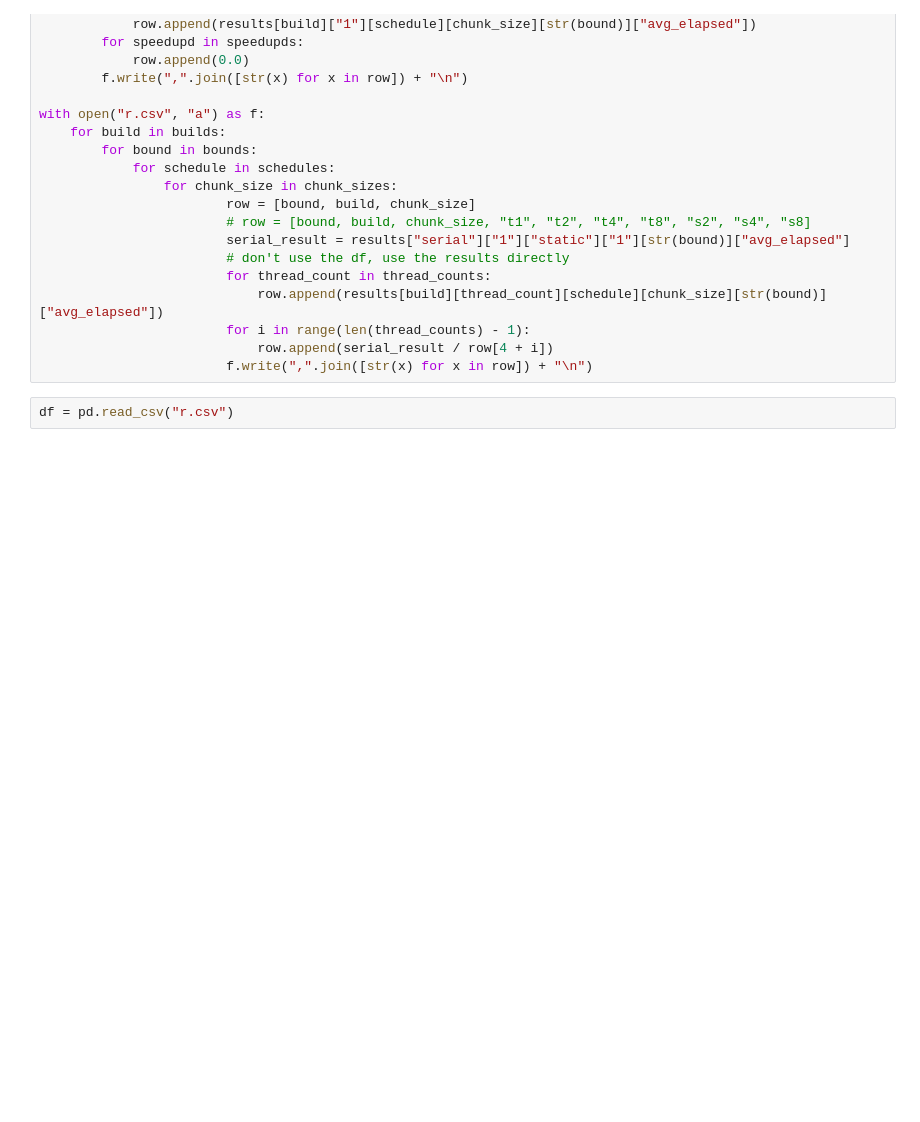
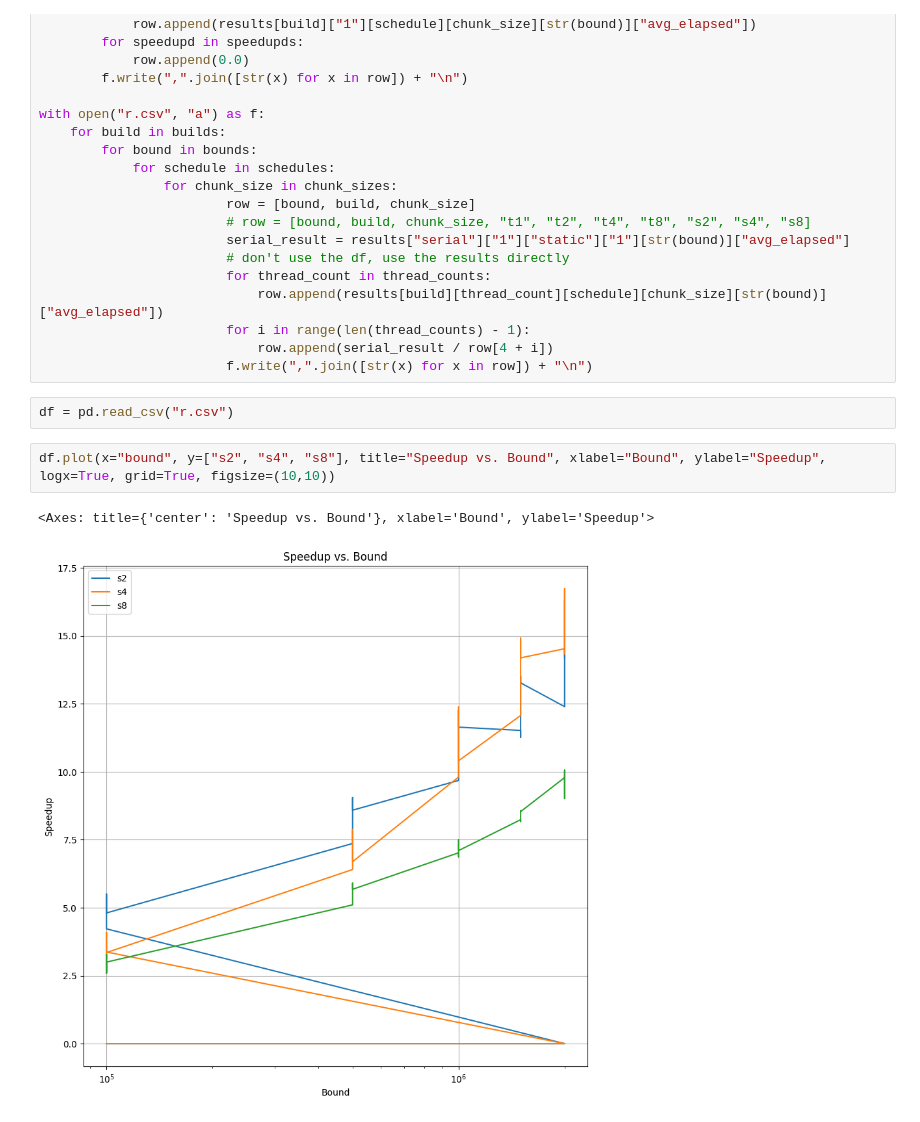
Before and after one commit to denizsurmeli/cmpe478, a Jupyter notebook: hw1/analysis.ipynb, the cells around one changed output. Drawn from its saved outputs; the diff is of its cells as text; blank space fills up the shorter version.

```diff
--- a/hw1/analysis.ipynb
+++ b/hw1/analysis.ipynb
@@ -46,3 +46,8 @@ with open("r.csv", "a") as f:
                         f.write(",".join([str(x) for x in row]) + "\n")
 # %%
 df = pd.read_csv("r.csv")
+# %%
+df.plot(x="bound", y=["s2", "s4", "s8"], title="Speedup vs. Bound", xlabel="Bound", ylabel="Speedup", logx=True, grid=True, figsize=(10,10))
+# %% [output]
+<Axes: title={'center': 'Speedup vs. Bound'}, xlabel='Bound', ylabel='Speedup'>
+[figure, added]
```
Also changed, not shown: 16 other files.
